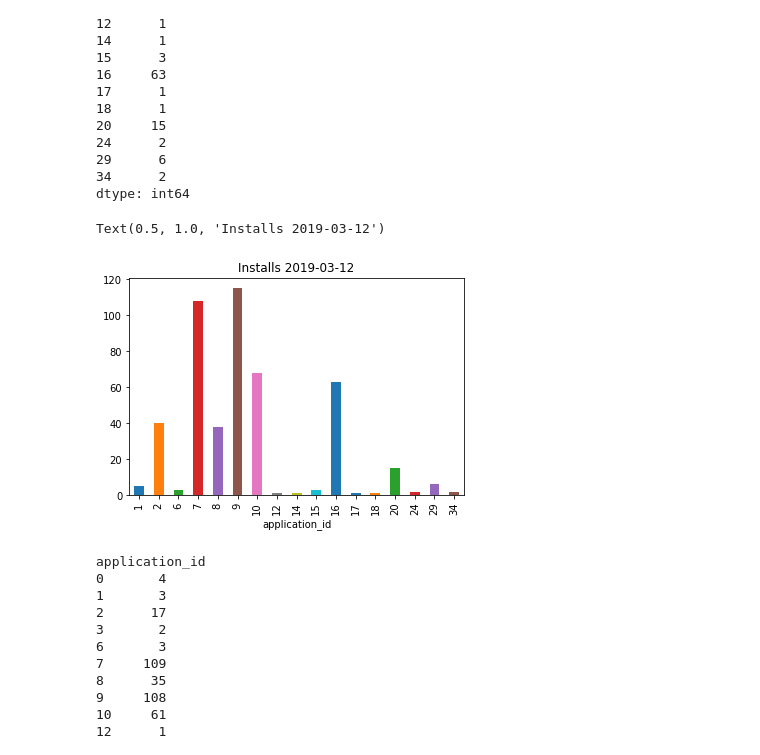
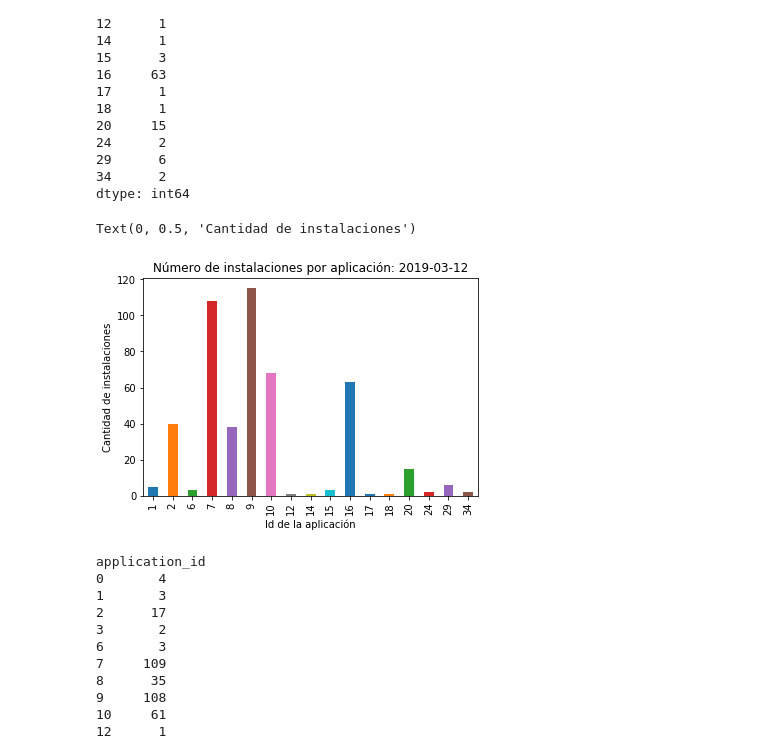
Before and after one commit to nkazlauskas/7506-tp1, a Jupyter notebook: Installs.ipynb, the cells around one changed output. Drawn from its saved outputs; the diff is of its cells as text; code cells hidden in the pictures.

```diff
--- a/Installs.ipynb
+++ b/Installs.ipynb
@@ -635,10 +720,12 @@ dtype: int64
 # %%
 apps_instaled_per_day_2019_03_12= apps_instaled_per_day['2019-03-12']
 apps_instaled_per_day_2019_03_12_plot = apps_instaled_per_day_2019_03_12.plot.bar()
-apps_instaled_per_day_2019_03_12_plot.set_title('Installs 2019-03-12')
+apps_instaled_per_day_2019_03_12_plot.set_title('Número de instalaciones por aplicación: 2019-03-12')
+apps_instaled_per_day_2019_03_12_plot.set_xlabel('Id de la aplicación')
+apps_instaled_per_day_2019_03_12_plot.set_ylabel('Cantidad de instalaciones')
 # %% [output]
-Text(0.5, 1.0, 'Installs 2019-03-12')
+Text(0, 0.5, 'Cantidad de instalaciones')
-[figure, old version]
+[figure, new version]
 # %%
 apps_instaled_per_day['2019-03-13']
 # %% [output]
```
Also changed, not shown: parts of 23 cells of this notebook.
